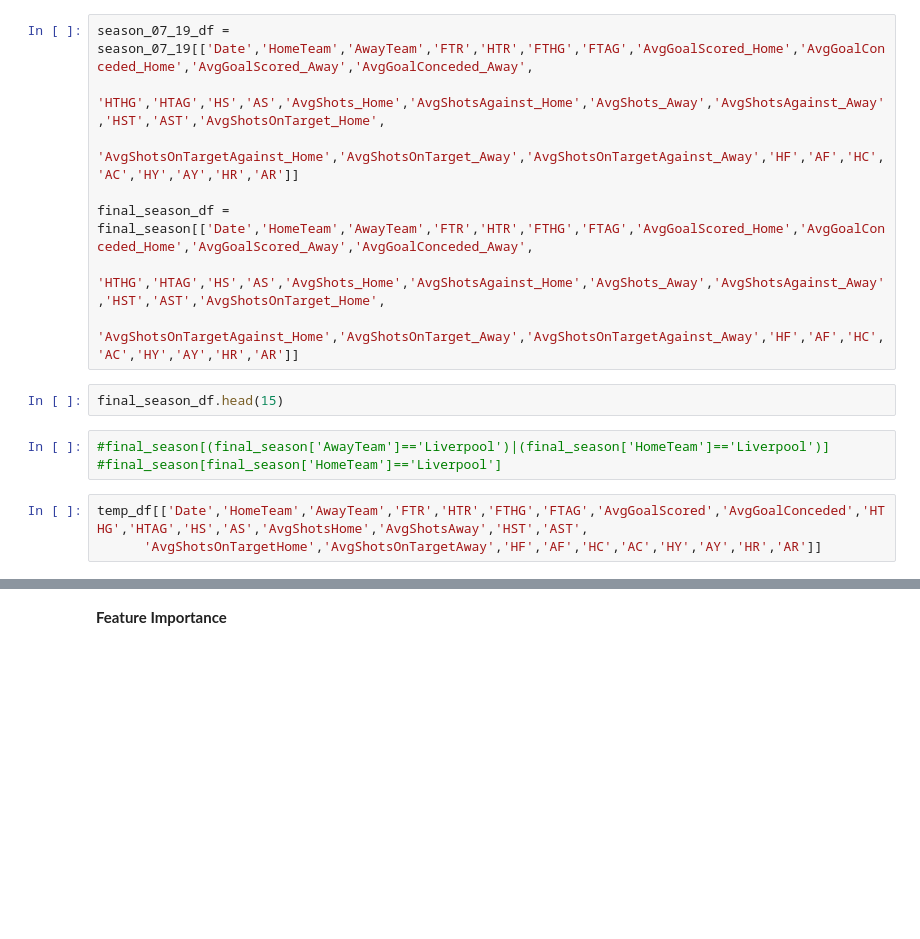
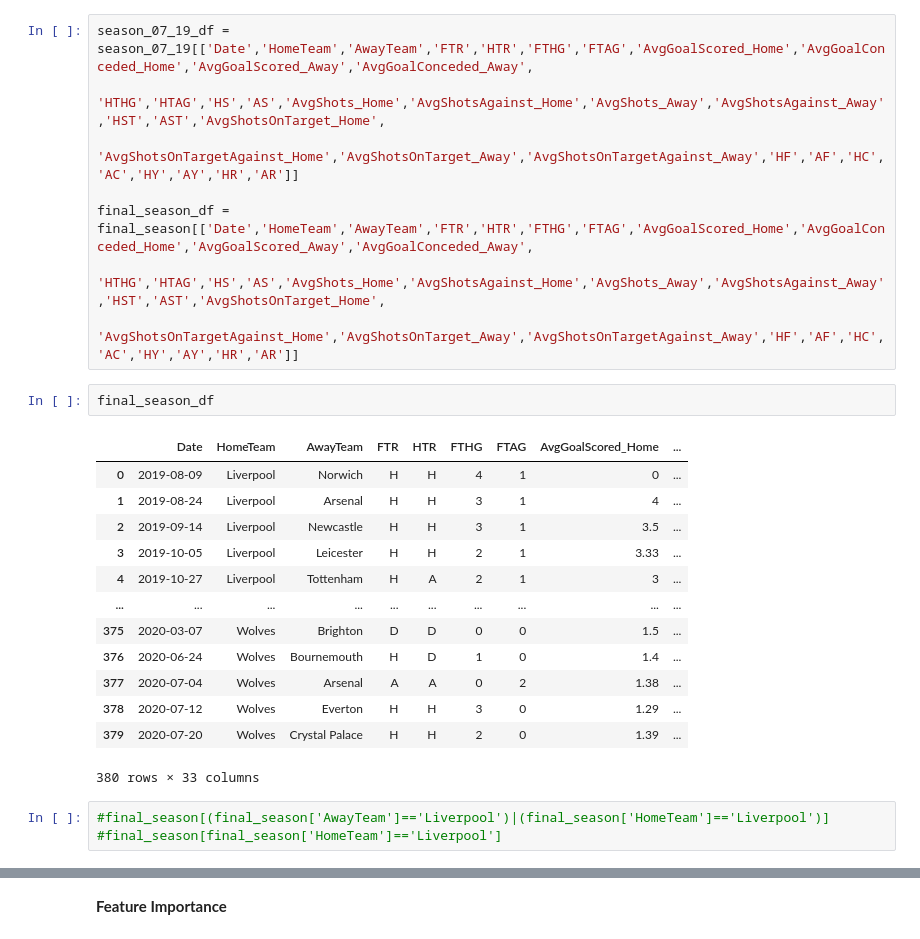
Before and after one commit to abink17/EPL-Prediction, a Jupyter notebook: EPLprediction.ipynb, the cells around one changed output, grey strips where cells are left out. Cells and saved outputs as stored; diff of their text form; blank space fills up the shorter version.

```diff
--- a/EPLprediction.ipynb
+++ b/EPLprediction.ipynb
@@ -306,10 +335,21 @@ final_season_df = final_season[['Date','HomeTeam','AwayTeam','FTR','HTR','FTHG',
                                 'HTHG','HTAG','HS','AS','AvgShots_Home','AvgShotsAgainst_Home','AvgShots_Away','AvgShotsAgainst_Away','HST','AST','AvgShotsOnTarget_Home',
                                 'AvgShotsOnTargetAgainst_Home','AvgShotsOnTarget_Away','AvgShotsOnTargetAgainst_Away','HF','AF','HC','AC','HY','AY','HR','AR']]
 # %%
-final_season_df.head(15)
+final_season_df
+# %% [output]
+|  | Date | HomeTeam | AwayTeam | FTR | HTR | FTHG | FTAG | AvgGoalScored_Home | ... |
+| 0 | 2019-08-09 | Liverpool | Norwich | H | H | 4 | 1 | 0 | ... |
+| 1 | 2019-08-24 | Liverpool | Arsenal | H | H | 3 | 1 | 4 | ... |
+| 2 | 2019-09-14 | Liverpool | Newcastle | H | H | 3 | 1 | 3.5 | ... |
+| 3 | 2019-10-05 | Liverpool | Leicester | H | H | 2 | 1 | 3.33 | ... |
+| 4 | 2019-10-27 | Liverpool | Tottenham | H | A | 2 | 1 | 3 | ... |
+| ... | ... | ... | ... | ... | ... | ... | ... | ... | ... |
+| 375 | 2020-03-07 | Wolves | Brighton | D | D | 0 | 0 | 1.5 | ... |
+| 376 | 2020-06-24 | Wolves | Bournemouth | H | D | 1 | 0 | 1.4 | ... |
+| 377 | 2020-07-04 | Wolves | Arsenal | A | A | 0 | 2 | 1.38 | ... |
+| 378 | 2020-07-12 | Wolves | Everton | H | H | 3 | 0 | 1.29 | ... |
+| 379 | 2020-07-20 | Wolves | Crystal Palace | H | H | 2 | 0 | 1.39 | ... |
+380 rows × 33 columns
 # %%
 #final_season[(final_season['AwayTeam']=='Liverpool')|(final_season['HomeTeam']=='Liverpool')]
 #final_season[final_season['HomeTeam']=='Liverpool']
-# %%
-temp_df[['Date','HomeTeam','AwayTeam','FTR','HTR','FTHG','FTAG','AvgGoalScored','AvgGoalConceded','HTHG','HTAG','HS','AS','AvgShotsHome','AvgShotsAway','HST','AST',
-      'AvgShotsOnTargetHome','AvgShotsOnTargetAway','HF','AF','HC','AC','HY','AY','HR','AR']]
```
Also changed, not shown: parts of 14 cells of this notebook.
